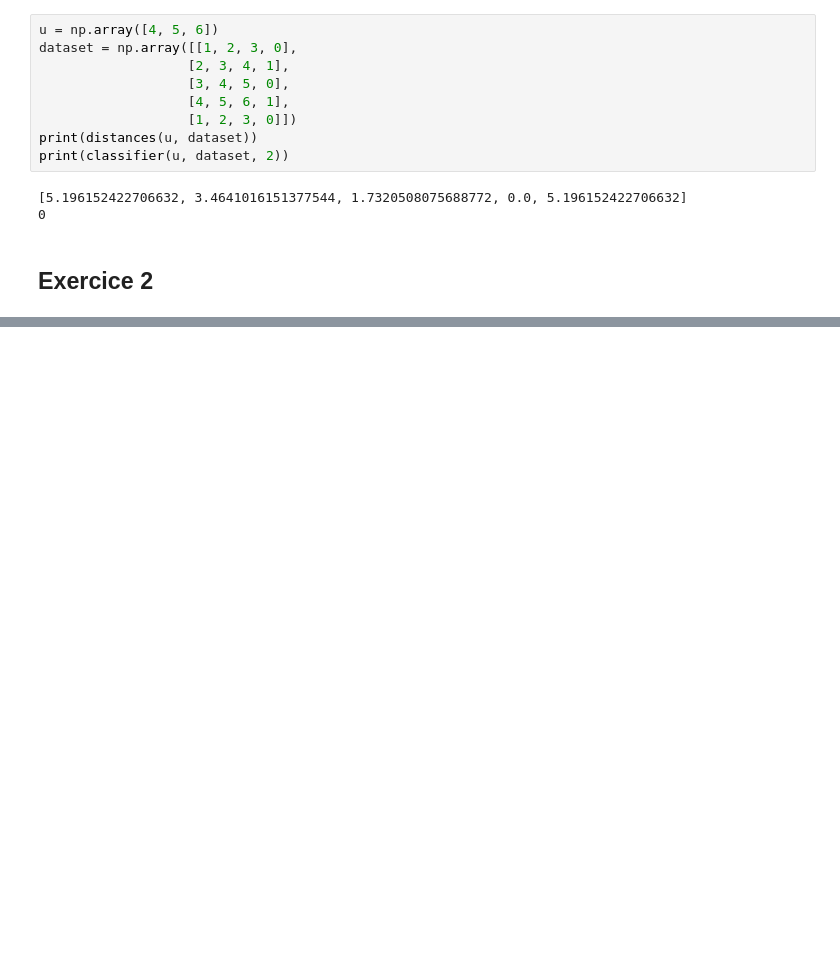
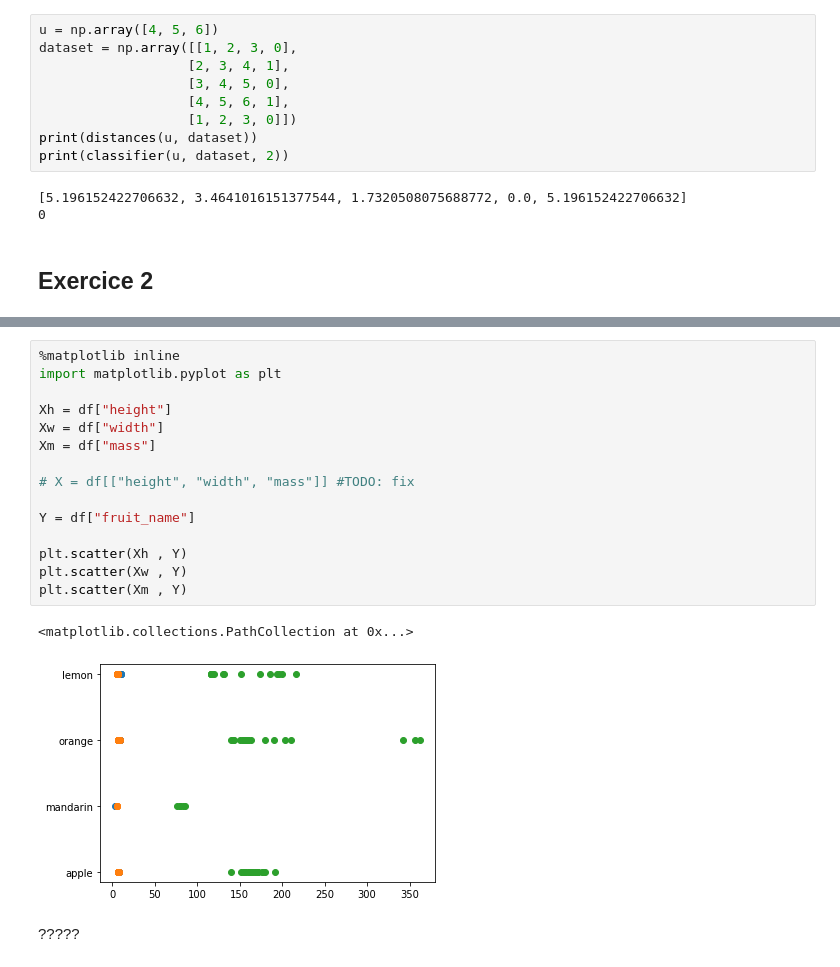
Before and after one commit to charles66820/CREMIfiles, a Jupyter notebook: acid/td/td04.ipynb, the cells around one changed output, grey strips where cells are left out. Drawn from its saved outputs; the diff is of its cells as text; blank space fills up the shorter version.

```diff
--- a/acid/td/td04.ipynb
+++ b/acid/td/td04.ipynb
@@ -90,0 +245,20 @@ print(classifier(u, dataset, 2))
+# %%
+%matplotlib inline
+import matplotlib.pyplot as plt
+
+Xh = df["height"]
+Xw = df["width"]
+Xm = df["mass"]
+
+# X = df[["height", "width", "mass"]] #TODO: fix
+
+Y = df["fruit_name"]
+
+plt.scatter(Xh , Y)
+plt.scatter(Xw , Y)
+plt.scatter(Xm , Y)
+# %% [output]
+<matplotlib.collections.PathCollection at 0x...>
+[figure, added]
+# %% [markdown]
+?????
```
Also changed, not shown: parts of 17 cells of this notebook.
